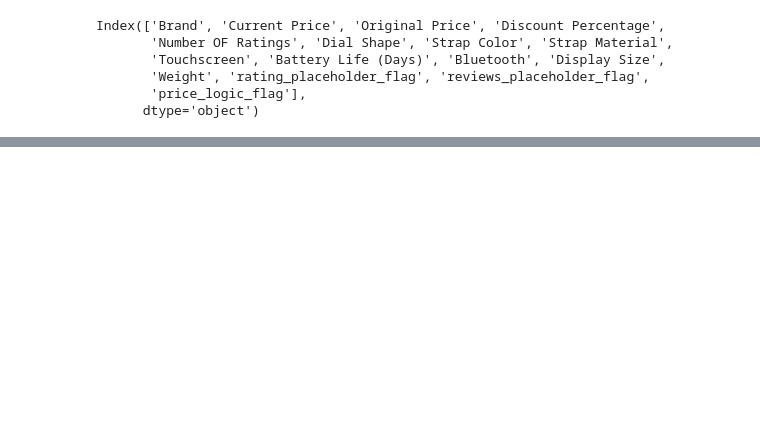
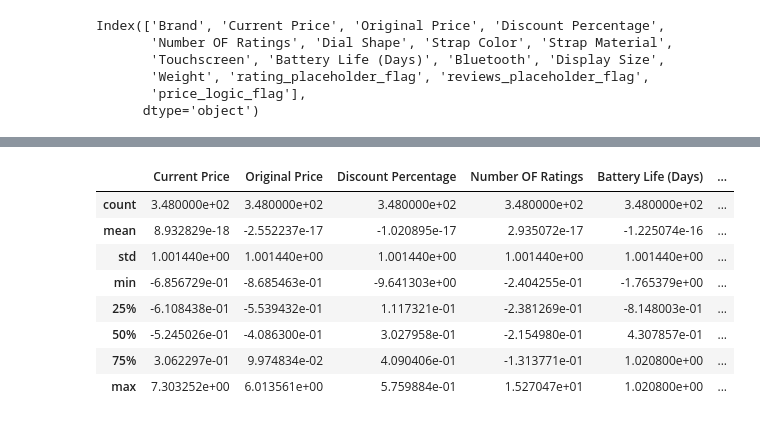
Before and after one commit to kushneek/smartwatch-rating-prediction, a Jupyter notebook: notebooks/Preprocessing_Feature_Engineering.ipynb, the cells around one changed output, grey strips where cells are left out. Saved outputs shown, nothing was run; the diff lists cells and outputs as text; code cells hidden in the pictures; blank space fills up the shorter version.

```diff
--- a/notebooks/Preprocessing_Feature_Engineering.ipynb
+++ b/notebooks/Preprocessing_Feature_Engineering.ipynb
@@ -39,0 +170,12 @@ No. of numerical columns:  3
+# %%
+X_train[numerical_columns].describe()
+# %% [output]
+|  | Current Price | Original Price | Discount Percentage | Number OF Ratings | Battery Life (Days) | ... |
+| count | 3.480000e+02 | 3.480000e+02 | 3.480000e+02 | 3.480000e+02 | 3.480000e+02 | ... |
+| mean | 8.932829e-18 | -2.552237e-17 | -1.020895e-17 | 2.935072e-17 | -1.225074e-16 | ... |
+| std | 1.001440e+00 | 1.001440e+00 | 1.001440e+00 | 1.001440e+00 | 1.001440e+00 | ... |
+| min | -6.856729e-01 | -8.685463e-01 | -9.641303e+00 | -2.404255e-01 | -1.765379e+00 | ... |
+| 25% | -6.108438e-01 | -5.539432e-01 | 1.117321e-01 | -2.381269e-01 | -8.148003e-01 | ... |
+| 50% | -5.245026e-01 | -4.086300e-01 | 3.027958e-01 | -2.154980e-01 | 4.307857e-01 | ... |
+| 75% | 3.062297e-01 | 9.974834e-02 | 4.090406e-01 | -1.313771e-01 | 1.020800e+00 | ... |
+| max | 7.303252e+00 | 6.013561e+00 | 5.759884e-01 | 1.527047e+01 | 1.020800e+00 | ... |
```
Also changed, not shown: parts of 20 cells of this notebook, 4 other files.
